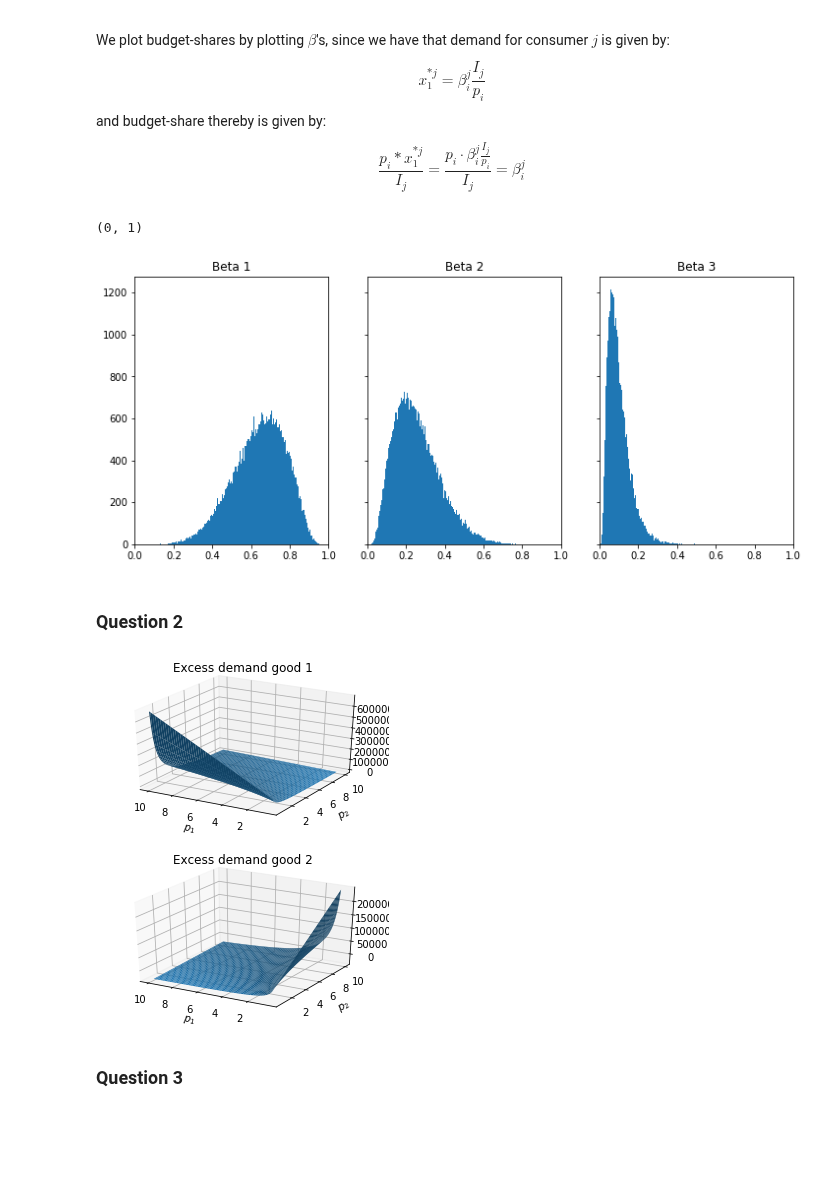
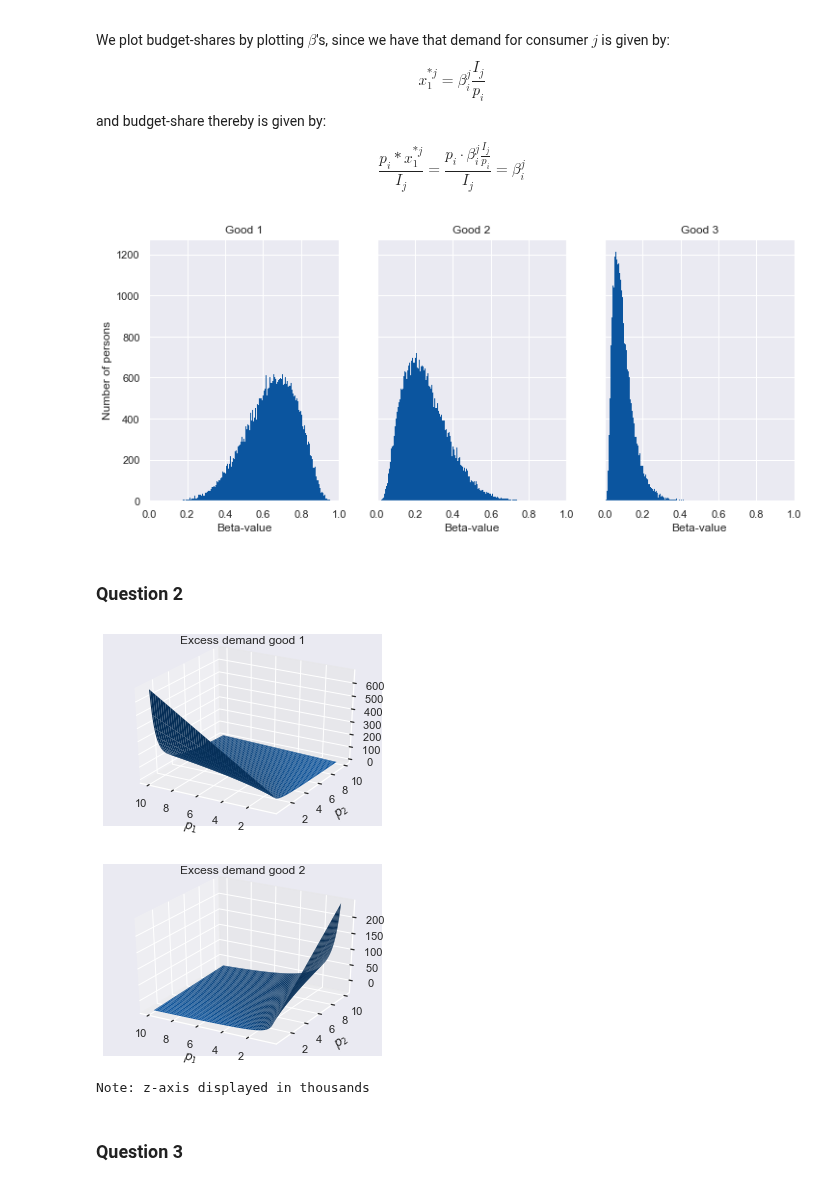
Before and after one commit to NumEconCopenhagen/projects-2019-credible-threats, a Jupyter notebook: examproject/Problem 3.ipynb, the cells around one changed output. Saved outputs shown, nothing was run; the diff lists cells and outputs as text; code cells hidden in the pictures; blank space fills up the shorter version.

```diff
--- a/examproject/Problem 3.ipynb
+++ b/examproject/Problem 3.ipynb
@@ -5,6 +5,12 @@ import matplotlib.pyplot as plt
 from mpl_toolkits.mplot3d import Axes3D
 import math
 import itertools
+import time
+from matplotlib.ticker import FuncFormatter
+
+# Setting seaborn aesthetics
+sns.set_style({'patch.force_edgecolor': False})
+sns.set_palette('Blues_r',)
 # %%
 ## FROM EXAM-SHEET
 # a. parameters
@@ -37,25 +43,33 @@ $$
 \frac{p_i*x^{*j}_1}{I_j} = \frac{p_i \cdot \beta^j_i \frac{I_j}{p_i}}{I_j} = \beta^j_i
 $$
 # %%
+# PLotting budget shares
+
+# Substracting beta-1's, beta-2's, and beta-3's
 beta_1s = betas[:,0]
 beta_2s = betas[:,1]
 beta_3s = betas[:,2]
 
+# Initiating subplot
 fig1, (ax1,ax2,ax3) = plt.subplots(nrows=1,ncols=3,sharey=True,figsize=(12,5))
 
+# Plotting histogram of each beta-value, setting titles, labels, and limits for each plot
 ax1.hist(beta_1s, bins=200)
-ax1.set_title('Beta 1')
+ax1.set_title('Good 1')
+ax1.set_xlabel('Beta-value')
+ax1.set_ylabel('Number of persons')
 ax1.set_xlim(0,1)
 
 ax2.hist(beta_2s, bins=200)
-ax2.set_title('Beta 2')
+ax2.set_title('Good 2')
+ax2.set_xlabel('Beta-value')
 ax2.set_xlim(0,1)
 
 ax3.hist(beta_3s, bins=200)
-ax3.set_title('Beta 3')
-ax3.set_xlim(0,1)
+ax3.set_title('Good 3')
+ax3.set_xlabel('Beta-value')
+ax3.set_xlim(0,1);
 # %% [output]
-(0, 1)
-[figure, old version]
+[figure, new version]
 # %% [markdown]
 ### Question 2
@@ -97,20 +220,41 @@ for i,p1 in enumerate(p1_s):
 # %%
-fig = plt.figure(figsize=(5,10))
+# Function to convert z-ticks to thousands
+def thousands(x, pos):
+    return ' %1.0f' % (x*1e-3)
 
+# Calling formatter
+formatter = FuncFormatter(thousands)
+
+# Initiating figure
+fig = plt.figure(figsize=(5,12))
+
+# Creating 3-d-subplots and setting properties
 ax1 = fig.add_subplot(311, projection='3d')
 fig1 = ax1.plot_surface(p1_grid,p2_grid,excess_1_grid)
 ax1.invert_xaxis()
 ax1.set_title('Excess demand good 1')
 ax1.set_xlabel('$p_1$')
 ax1.set_ylabel('$p_2$')
 
+# Formatting z-ticks to thousands
+ax1.zaxis.set_major_formatter(formatter)
+
+
 ax2 = fig.add_subplot(312, projection='3d')
 ax2.plot_surface(p1_grid,p2_grid,excess_2_grid)
 ax2.invert_xaxis()
 ax2.set_title('Excess demand good 2')
 ax2.set_xlabel('$p_1$')
-ax2.set_ylabel('$p_2$');
+ax2.set_ylabel('$p_2$')
+
+# Formatting z-ticks to thousands
+ax2.zaxis.set_major_formatter(formatter)
+
+plt.show()
+
+print('Note: z-axis displayed in thousands')
 # %% [output]
-[figure, old version]
+[figure, new version]
+Note: z-axis displayed in thousands
 # %% [markdown]
 ### Question 3
```
Also changed, not shown: parts of 14 cells of this notebook, 1 other file.
